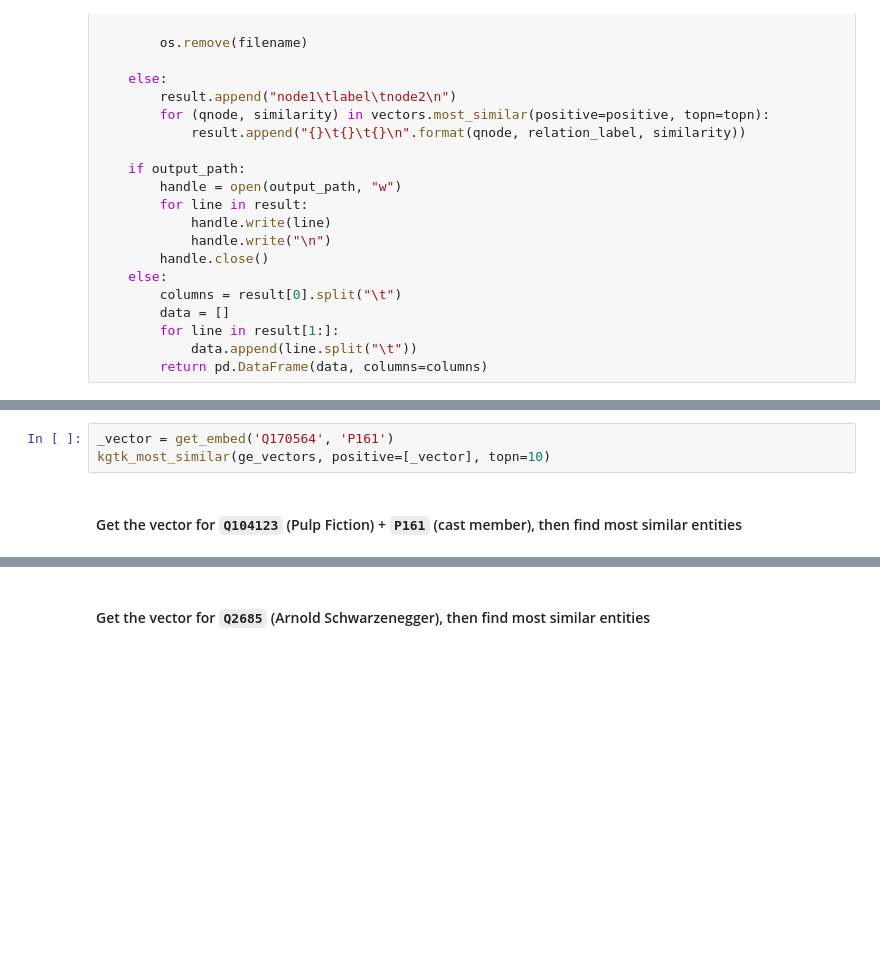
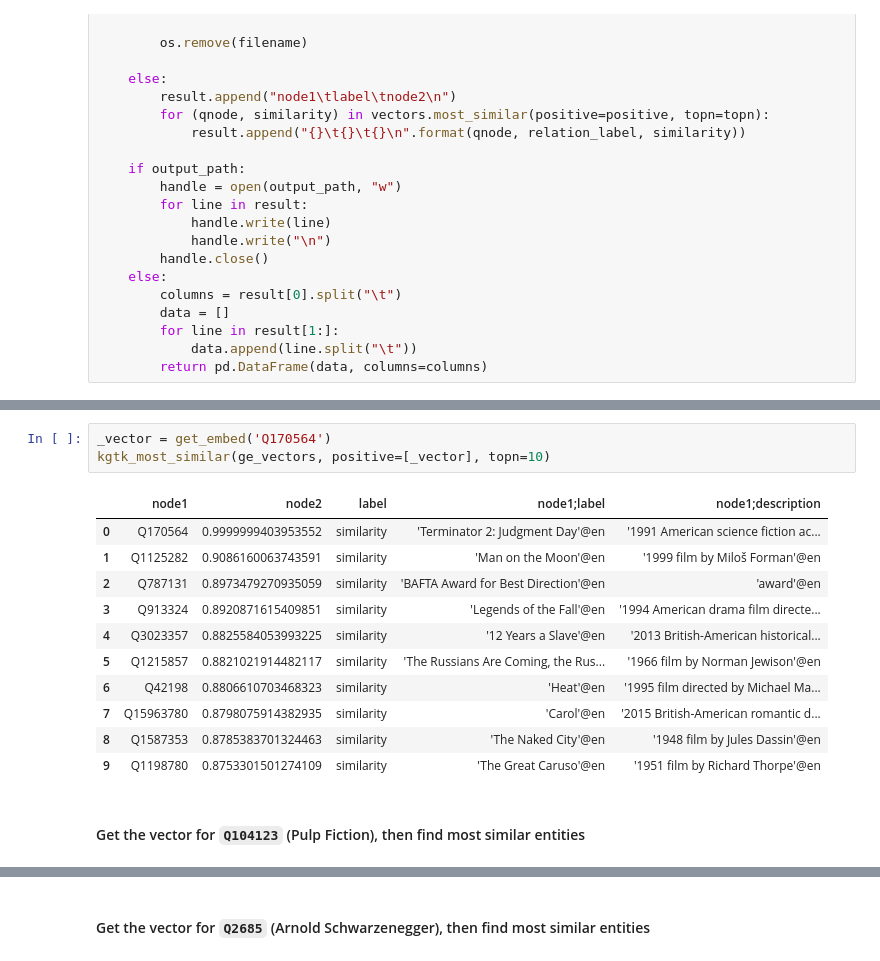
Before and after one commit to versant2612/jnotebooks, a Jupyter notebook: kgtk/03_kg_graph_embeddingsRESCAL.ipynb, the cells around one changed output, grey strips where cells are left out. Cells and saved outputs as stored; diff of their text form; blank space fills up the shorter version.

```diff
--- a/kgtk/03_kg_graph_embeddingsRESCAL.ipynb
+++ b/kgtk/03_kg_graph_embeddingsRESCAL.ipynb
@@ -339,6 +291,18 @@ NameError: ignored
 # %%
-_vector = get_embed('Q170564', 'P161')
+_vector = get_embed('Q170564')
 kgtk_most_similar(ge_vectors, positive=[_vector], topn=10)
+# %% [output]
+|  | node1 | node2 | label | node1;label | node1;description |
+| 0 | Q170564 | 0.9999999403953552 | similarity | 'Terminator 2: Judgment Day'@en | '1991 American science fiction ac... |
+| 1 | Q1125282 | 0.9086160063743591 | similarity | 'Man on the Moon'@en | '1999 film by Miloš Forman'@en |
+| 2 | Q787131 | 0.8973479270935059 | similarity | 'BAFTA Award for Best Direction'@en | 'award'@en |
+| 3 | Q913324 | 0.8920871615409851 | similarity | 'Legends of the Fall'@en | '1994 American drama film directe... |
+| 4 | Q3023357 | 0.8825584053993225 | similarity | '12 Years a Slave'@en | '2013 British-American historical... |
+| 5 | Q1215857 | 0.8821021914482117 | similarity | 'The Russians Are Coming, the Rus... | '1966 film by Norman Jewison'@en |
+| 6 | Q42198 | 0.8806610703468323 | similarity | 'Heat'@en | '1995 film directed by Michael Ma... |
+| 7 | Q15963780 | 0.8798075914382935 | similarity | 'Carol'@en | '2015 British-American romantic d... |
+| 8 | Q1587353 | 0.8785383701324463 | similarity | 'The Naked City'@en | '1948 film by Jules Dassin'@en |
+| 9 | Q1198780 | 0.8753301501274109 | similarity | 'The Great Caruso'@en | '1951 film by Richard Thorpe'@en |
 # %% [markdown]
-#### Get the vector for `Q104123` (Pulp Fiction) + `P161` (cast member), then find most similar entities
+#### Get the vector for `Q104123` (Pulp Fiction), then find most similar entities
 # %%
```
Also changed, not shown: parts of 19 cells of this notebook.
